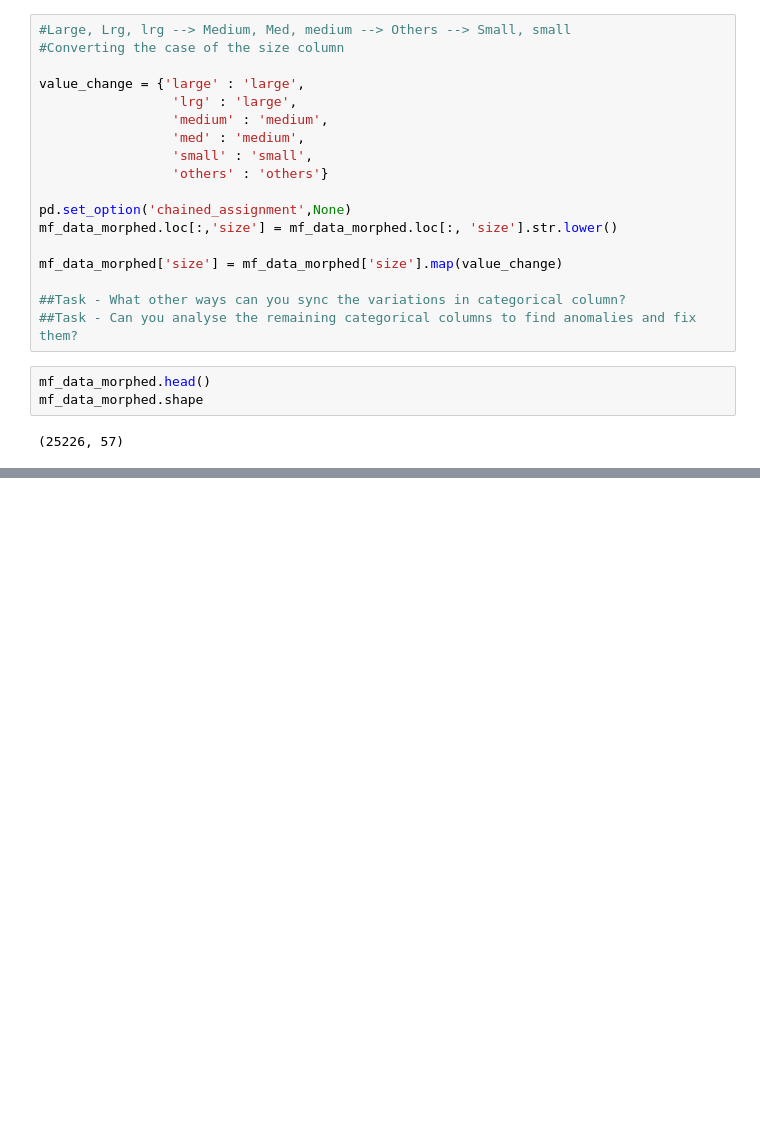
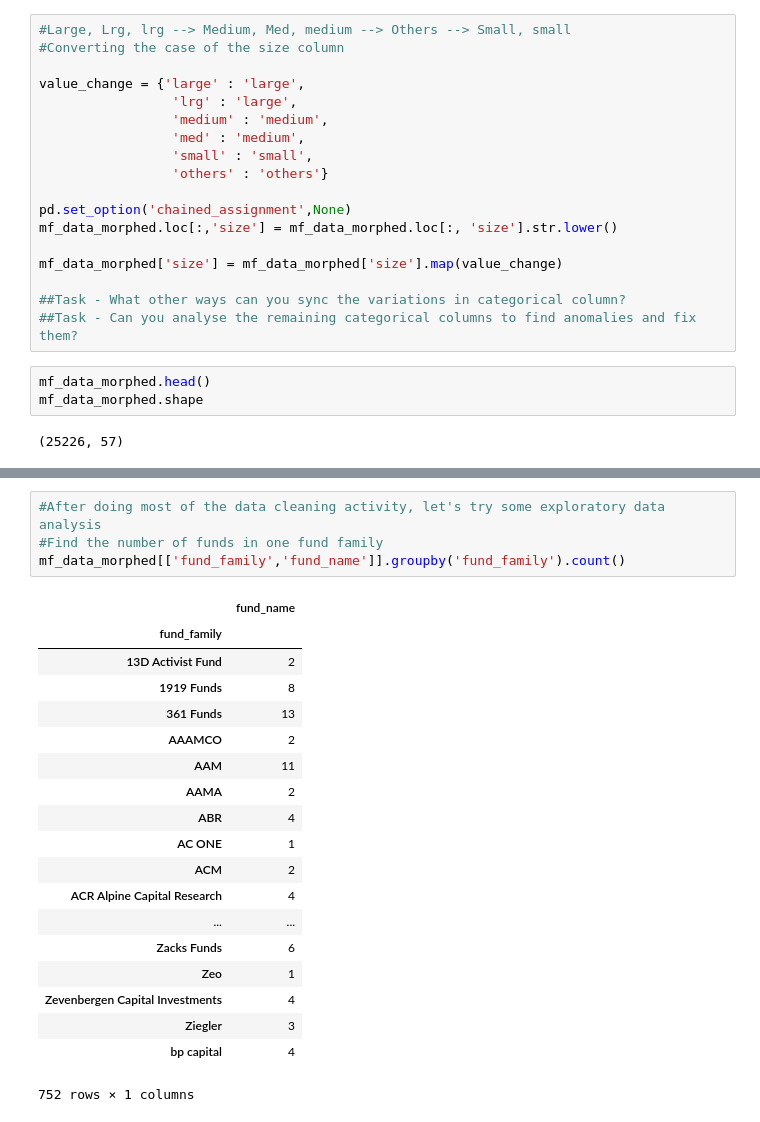
Before and after one commit to Snigdha171/OpenSourceProjectIdeas, a Jupyter notebook: mutualFundDataAnalysis/mf_eda.ipynb, the cells around one changed output, grey strips where cells are left out. Saved outputs shown, nothing was run; the diff lists cells and outputs as text; blank space fills up the shorter version.

```diff
--- a/mutualFundDataAnalysis/mf_eda.ipynb
+++ b/mutualFundDataAnalysis/mf_eda.ipynb
@@ -288,0 +311,24 @@ mf_data_morphed['currency'] = 'USD'
+# %%
+#After doing most of the data cleaning activity, let's try some exploratory data analysis
+#Find the number of funds in one fund family
+mf_data_morphed[['fund_family','fund_name']].groupby('fund_family').count()
+# %% [output]
+|  | fund_name |
+| fund_family |  |
+| 13D Activist Fund | 2 |
+| 1919 Funds | 8 |
+| 361 Funds | 13 |
+| AAAMCO | 2 |
+| AAM | 11 |
+| AAMA | 2 |
+| ABR | 4 |
+| AC ONE | 1 |
+| ACM | 2 |
+| ACR Alpine Capital Research | 4 |
+| ... | ... |
+| Zacks Funds | 6 |
+| Zeo | 1 |
+| Zevenbergen Capital Investments | 4 |
+| Ziegler | 3 |
+| bp capital | 4 |
+752 rows × 1 columns
```
Also changed, not shown: parts of 11 cells of this notebook.
